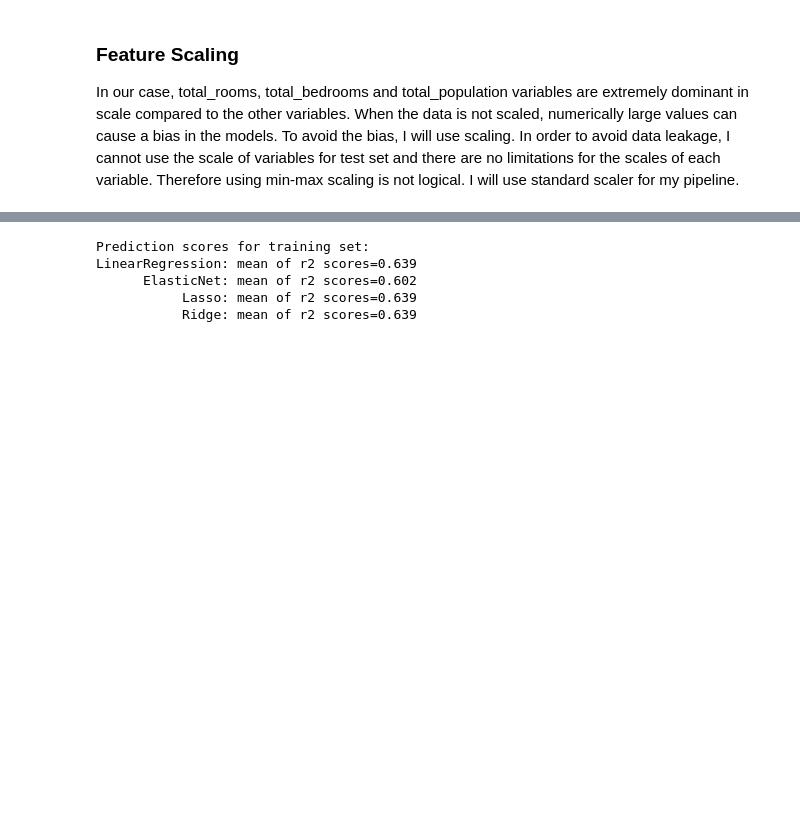
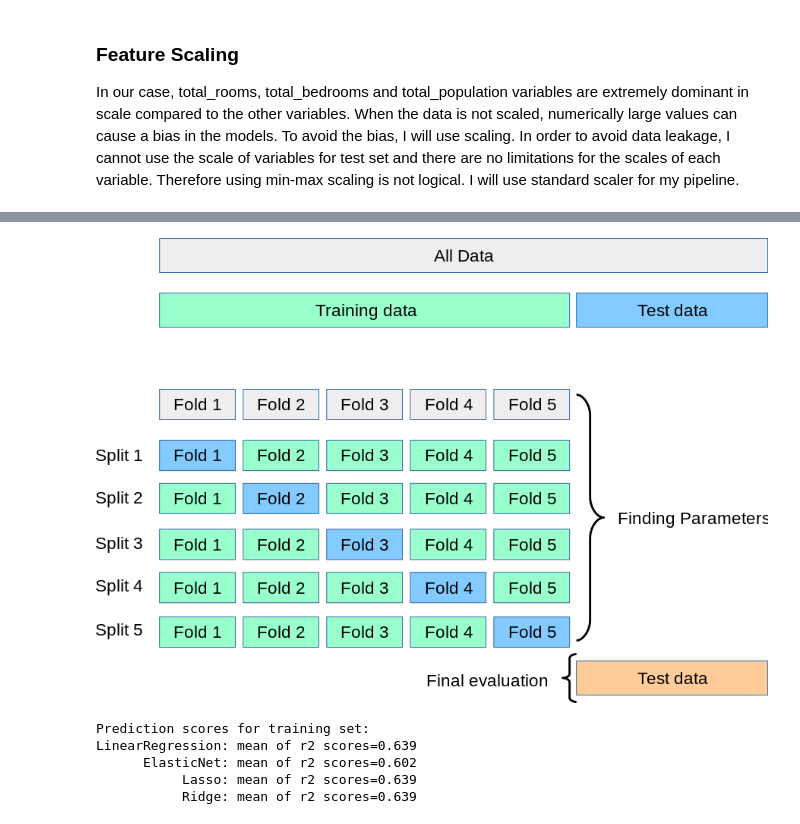
Before and after one commit to beyzaozen/Ferrero_BusinessCase, a Jupyter notebook: CaseStudy.ipynb, the cells around one changed output, grey strips where cells are left out. Cells and saved outputs as stored; diff of their text form; code cells hidden in the pictures; blank space fills up the shorter version.

```diff
--- a/CaseStudy.ipynb
+++ b/CaseStudy.ipynb
@@ -286,3 +281,7 @@ The test loss is 0.413
+# %%
+display.Image("https://scikit-learn.org/stable/_images/grid_search_cross_validation.png")
+# %% [output]
+[figure, added]
 # %%
 estimators = {
     'LinearRegression': LinearRegression(),
```
Also changed, not shown: parts of 11 cells of this notebook.
